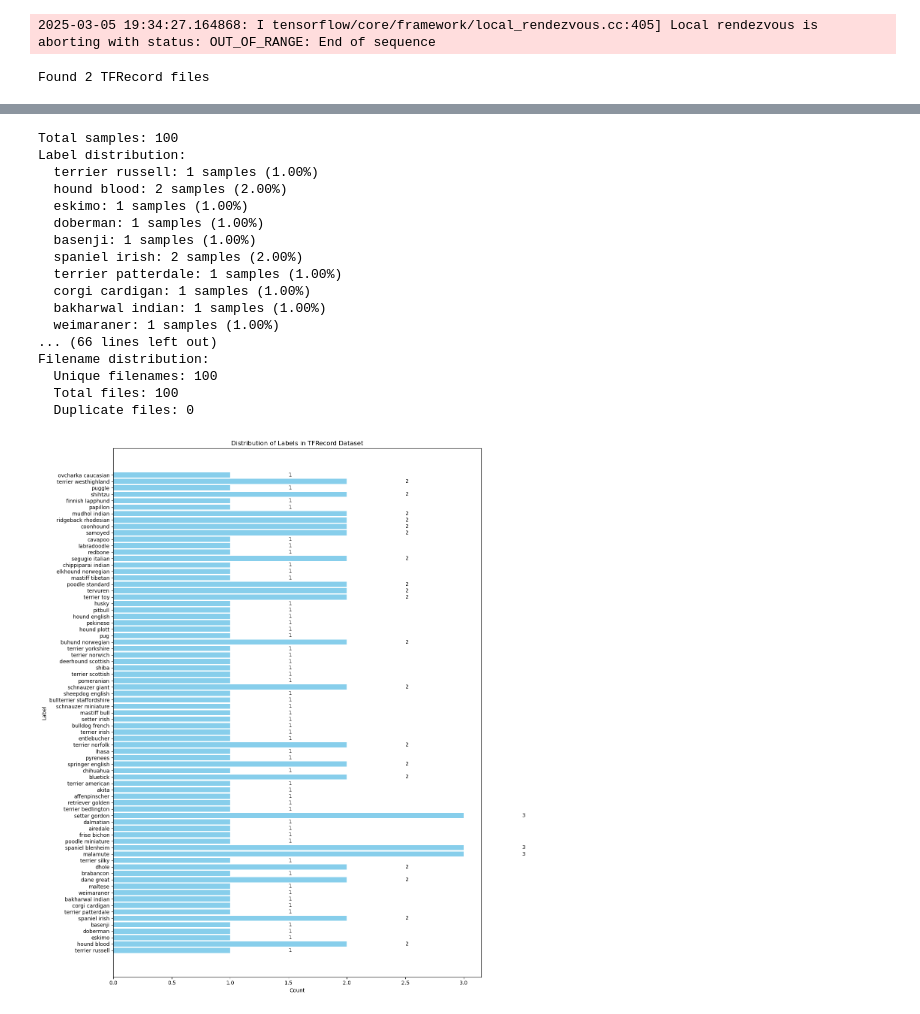
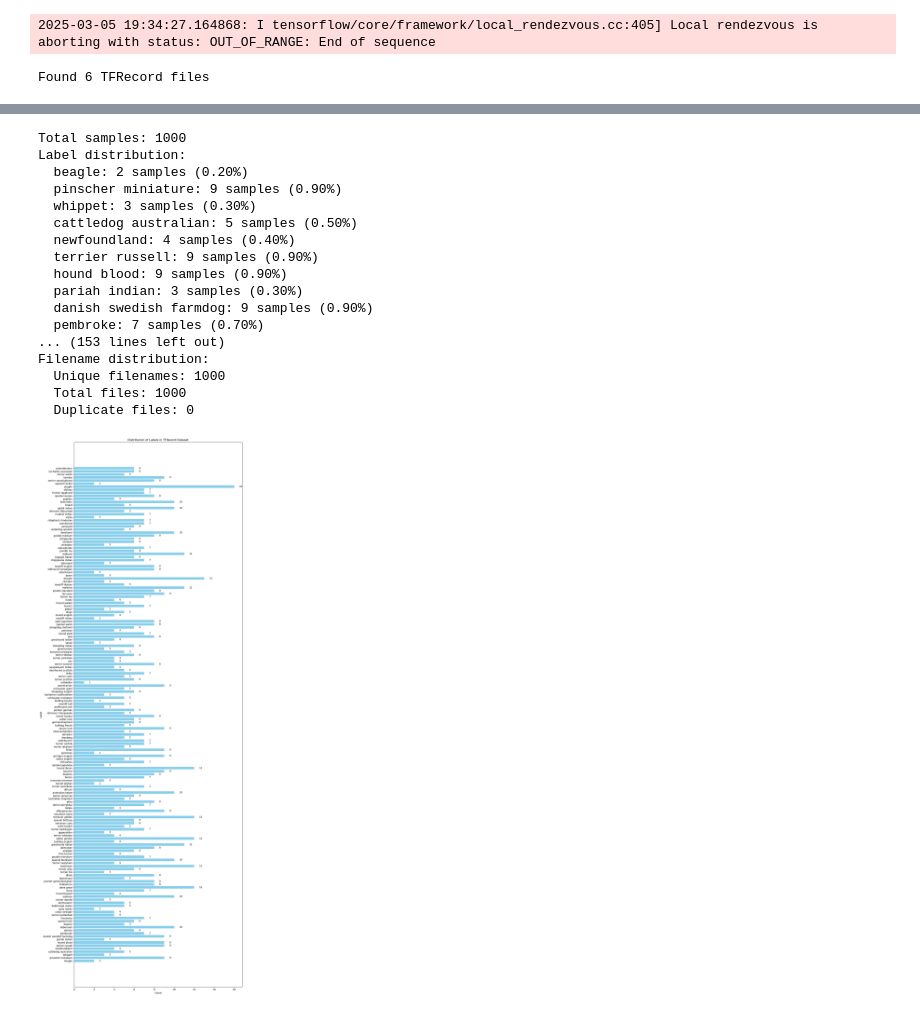
Before and after one commit to shanks-t/creature_vision, a Jupyter notebook: notebooks/data_validation.ipynb, the cells around one changed output, grey strips where cells are left out. Saved outputs shown, nothing was run; the diff lists cells and outputs as text; code cells hidden in the pictures.

```diff
--- a/notebooks/data_validation.ipynb
+++ b/notebooks/data_validation.ipynb
@@ -31,7 +31,7 @@ import json
 from collections import Counter
 
 # Get list of TFRecord files
-tfrecord_files = tf.io.gfile.glob('gs://creature-vision-training-set/processed/v-20250311-2124/*.tfrecord')
+tfrecord_files = tf.io.gfile.glob('gs://creature-vision-training-set/processed/v-20250315/*.tfrecord')
 print(f"Found {len(tfrecord_files)} TFRecord files")
 
 # Load the label map from GCS
@@ -148,4 +148,4 @@ def decode_full_example(example):
 # Uncomment to visualize examples
 # visualize_examples(5)
 # %% [output]
-Found 2 TFRecord files
+Found 6 TFRecord files
@@ -154,18 +154,18 @@ Found 2 TFRecord files
-Total samples: 100
+Total samples: 1000
 Label distribution:
-  terrier russell: 1 samples (1.00%)
-  hound blood: 2 samples (2.00%)
-  eskimo: 1 samples (1.00%)
-  doberman: 1 samples (1.00%)
-  basenji: 1 samples (1.00%)
-  spaniel irish: 2 samples (2.00%)
-  terrier patterdale: 1 samples (1.00%)
-  corgi cardigan: 1 samples (1.00%)
-  bakharwal indian: 1 samples (1.00%)
-  weimaraner: 1 samples (1.00%)
-... (66 lines left out)
+  beagle: 2 samples (0.20%)
+  pinscher miniature: 9 samples (0.90%)
+  whippet: 3 samples (0.30%)
+  cattledog australian: 5 samples (0.50%)
+  newfoundland: 4 samples (0.40%)
+  terrier russell: 9 samples (0.90%)
+  hound blood: 9 samples (0.90%)
+  pariah indian: 3 samples (0.30%)
+  danish swedish farmdog: 9 samples (0.90%)
+  pembroke: 7 samples (0.70%)
+... (153 lines left out)
 Filename distribution:
-  Unique filenames: 100
-  Total files: 100
+  Unique filenames: 1000
+  Total files: 1000
   Duplicate files: 0
-[figure, old version]
+[figure, new version]
```
Also changed, not shown: parts of 1 cell of this notebook, 14 other files.
